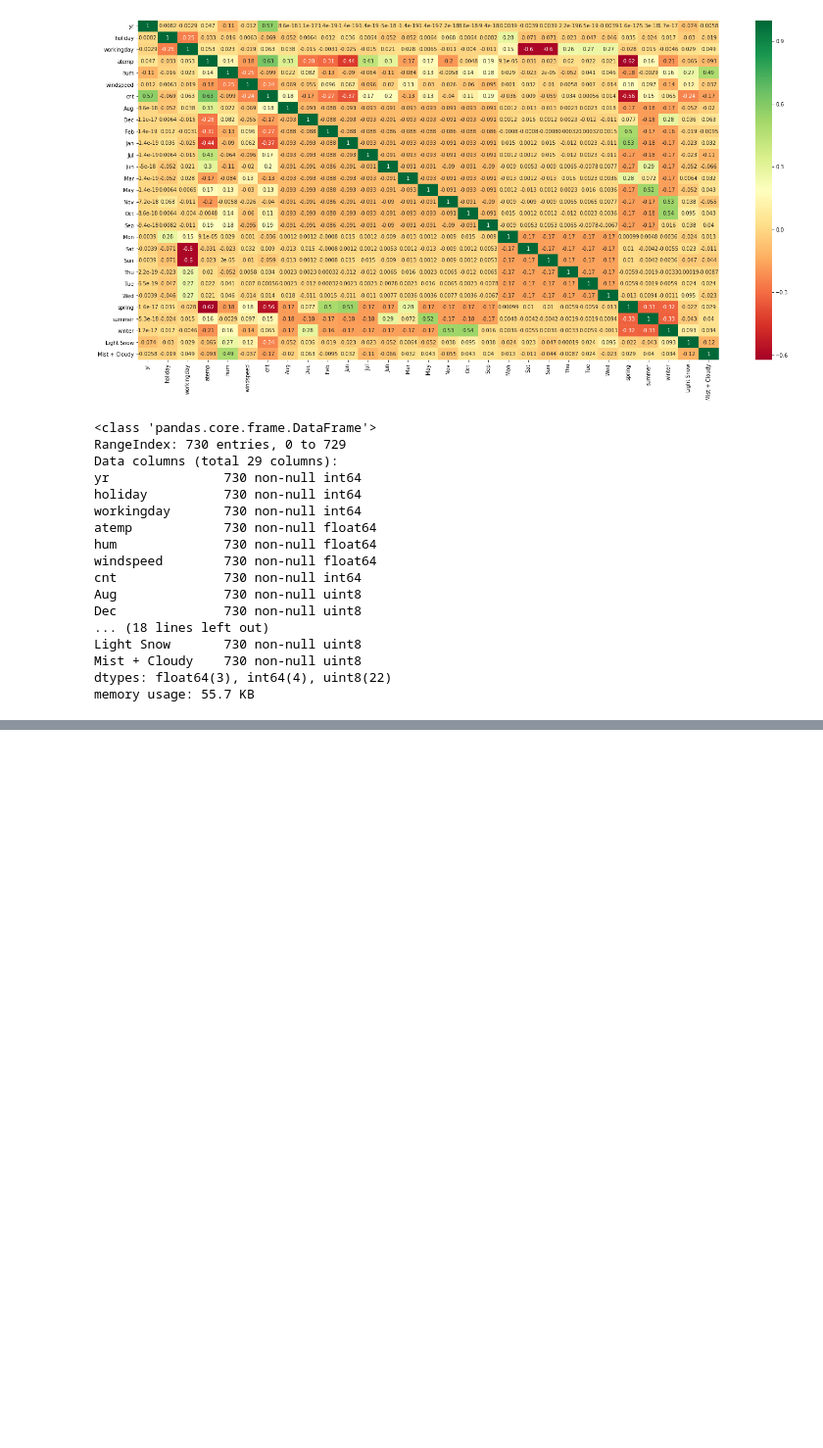
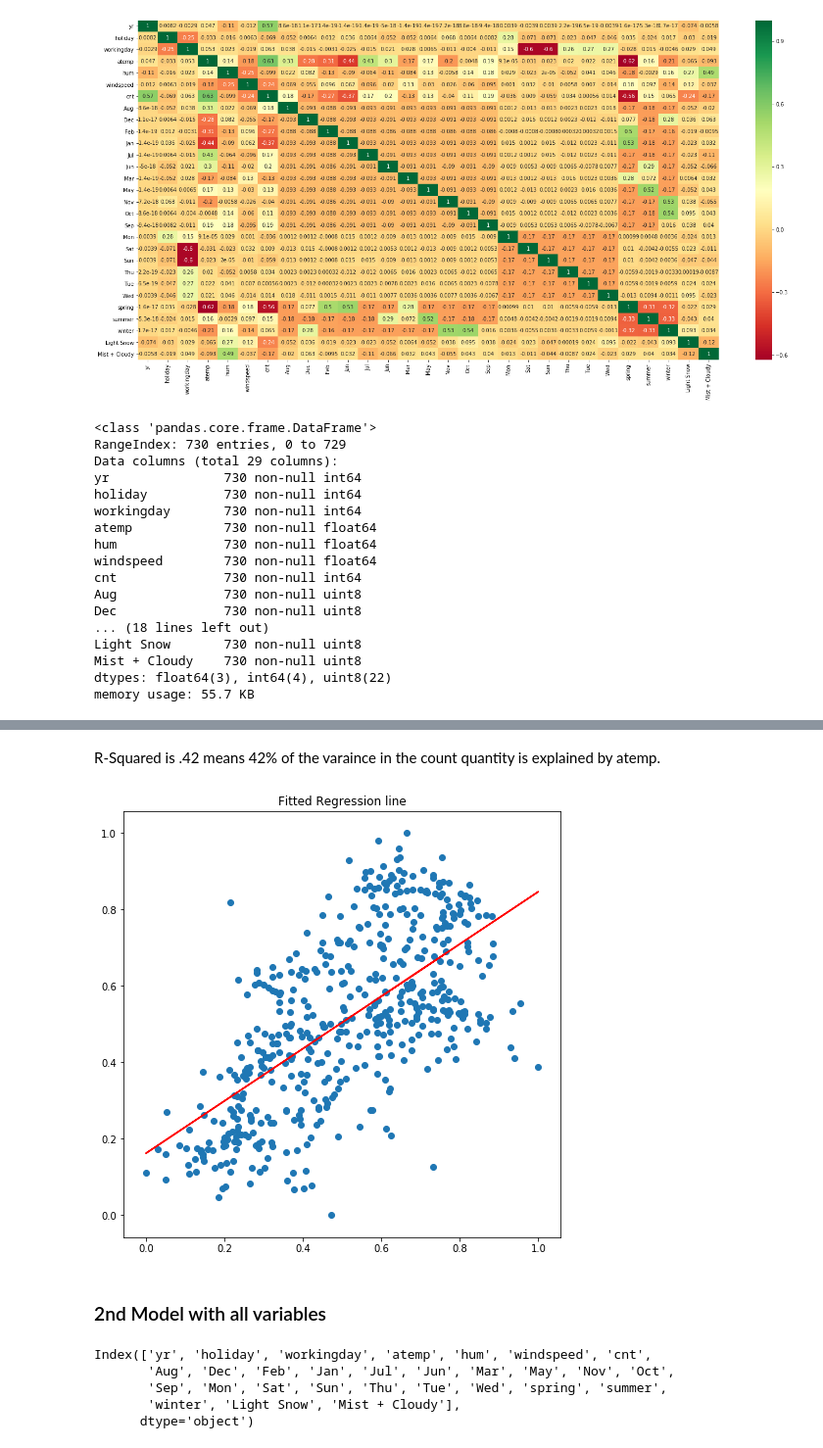
Before and after one commit to rajatgoel789/Boombike-Multi-Linear-Regression, a Jupyter notebook: BoomBike_Linear_Regression.ipynb, the cells around one changed output, grey strips where cells are left out. Shown at 98% size. Cells and saved outputs as stored; diff of their text form; code cells hidden in the pictures; blank space fills up the shorter version.

Commit message:
Linear Regression Assignment

```diff
--- a/BoomBike_Linear_Regression.ipynb
+++ b/BoomBike_Linear_Regression.ipynb
@@ -233,0 +261,3 @@ df_train.describe()
+# %%
+y_train = df_train.pop('cnt')
+X_train = df_train
@@ -233,0 +283,9 @@ df_train.describe()
+# %%
+## add constant
+X_train_sm = sm.add_constant(df_train.atemp)
+#create model
+lr = sm.OLS(y_train,X_train_sm)
+# fit
+lr_model = lr.fit()
+#params
+lr_model.params
@@ -233,0 +317,2 @@ df_train.describe()
+# %% [markdown]
+R-Squared is .42 means 42% of the varaince in the count quantity is explained by atemp.
@@ -233,0 +321,18 @@ df_train.describe()
+# %%
+plt.figure(figsize=(8, 8))
+plt.scatter(X_train_sm.iloc[:,1],y_train)
+plt.plot(X_train_sm.iloc[:,1],0.1622 + 0.6846* X_train_sm.iloc[:,1],'r' )
+plt.title("Fitted Regression line")
+plt.show()
+# %% [output]
+[figure, added]
+# %% [markdown]
+### 2nd Model with all variables
+# %%
+df.columns
+# %% [output]
+Index(['yr', 'holiday', 'workingday', 'atemp', 'hum', 'windspeed', 'cnt',
+       'Aug', 'Dec', 'Feb', 'Jan', 'Jul', 'Jun', 'Mar', 'May', 'Nov', 'Oct',
+       'Sep', 'Mon', 'Sat', 'Sun', 'Thu', 'Tue', 'Wed', 'spring', 'summer',
+       'winter', 'Light Snow', 'Mist + Cloudy'],
+      dtype='object')
```
Also changed, not shown: parts of 34 cells of this notebook, 2 other files.
